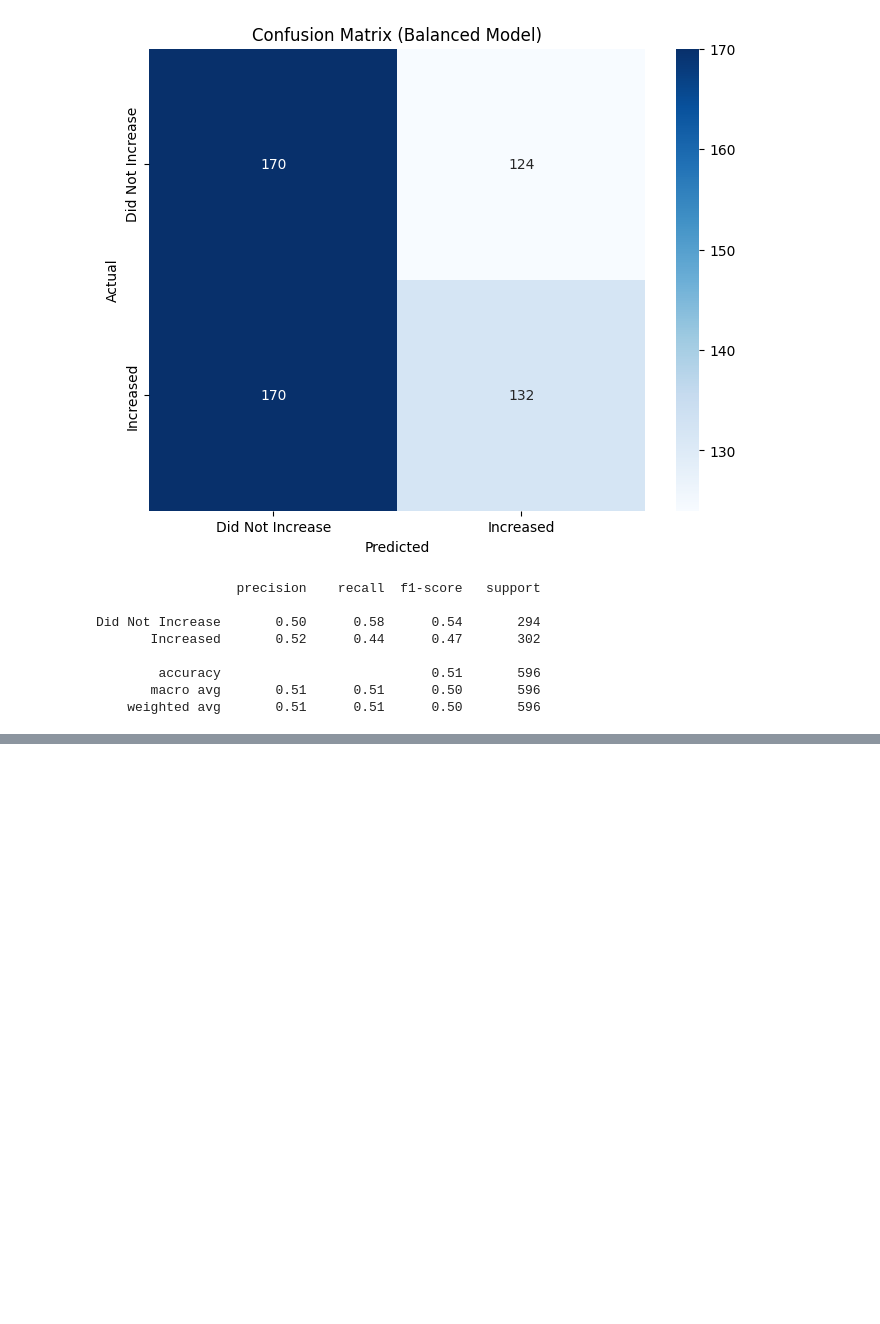
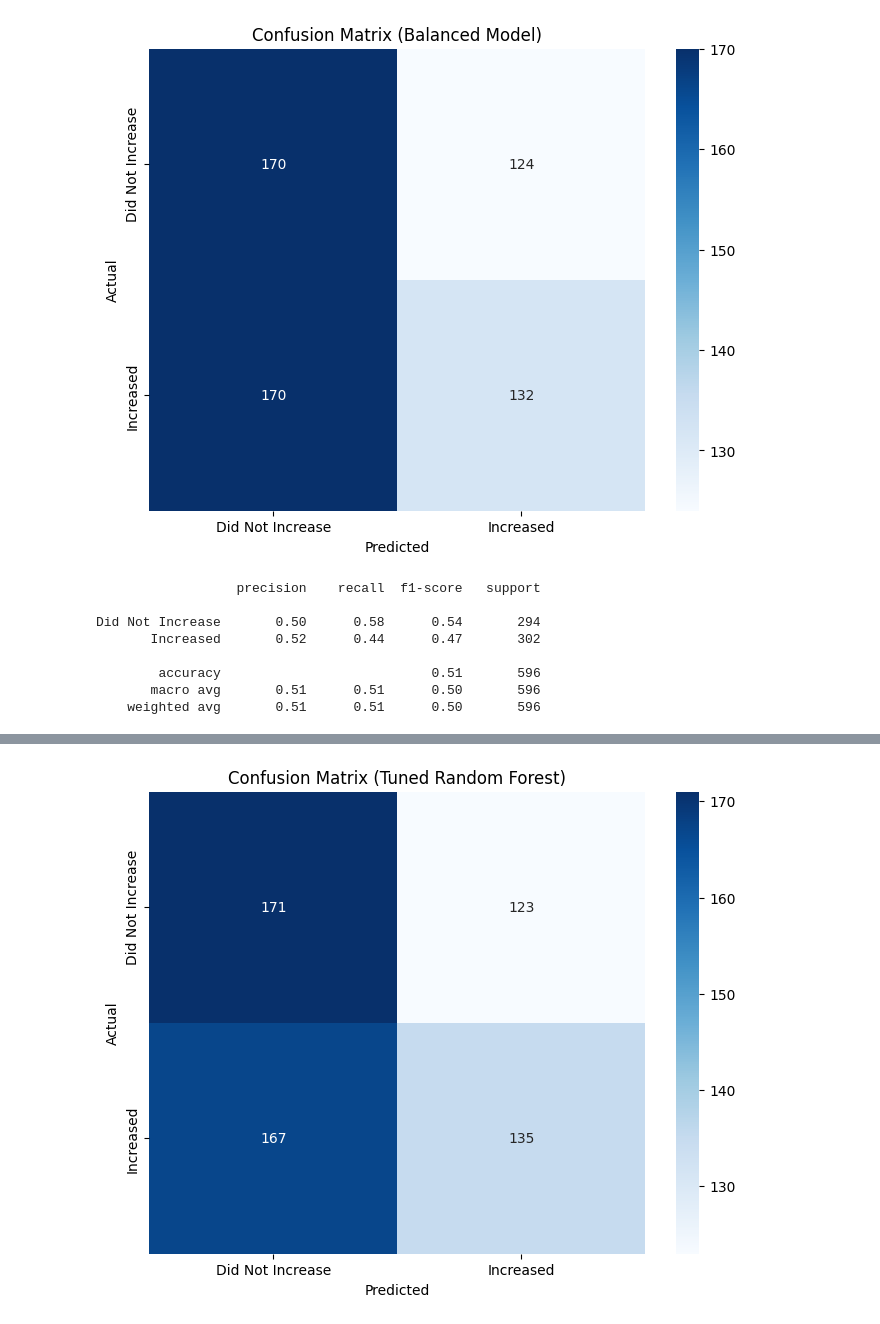
Before and after one commit to JaniduR1/Crypto-Trend-Analysis, a Jupyter notebook: cryptoEDA.ipynb, the cells around one changed output, grey strips where cells are left out. Cells and saved outputs as stored; diff of their text form; code cells hidden in the pictures; blank space fills up the shorter version.

```diff
--- a/cryptoEDA.ipynb
+++ b/cryptoEDA.ipynb
@@ -334,0 +398,20 @@ Did Not Increase       0.50      0.58      0.54       294
+# %%
+from sklearn.ensemble import RandomForestClassifier
+from sklearn.metrics import classification_report, accuracy_score
+
+rf_tuned_model = RandomForestClassifier(
+    n_estimators=300,
+    max_depth=10,
+    min_samples_split=10,
+    min_samples_leaf=4,
+    max_features='sqrt',
+    random_state=69
+) # Create a Random Forest model with tuned hyperparameters
+
+rf_tuned_model.fit(x_train_balanced, y_train_balanced) # Train the model on the balanced training data
+
+y_pred_rf_tuned = rf_tuned_model.predict(x_test) # Make predictions on the test set
+
+print("Tuned Random Forest Accuracy:", accuracy_score(y_test, y_pred_rf_tuned))
+print("\n Tuned Random Forest Classification Report:\n")
+print(classification_report(y_test, y_pred_rf_tuned, target_names=['Did Not Increase', 'Increased']))
@@ -334,0 +431,18 @@ Did Not Increase       0.50      0.58      0.54       294
+# %%
+from sklearn.metrics import confusion_matrix
+import seaborn as sns
+import matplotlib.pyplot as plt
+
+cm_rf_tuned = confusion_matrix(y_test, y_pred_rf_tuned)
+
+plt.figure(figsize=(8, 6))
+sns.heatmap(cm_rf_tuned, annot=True, fmt='d', cmap='Blues',
+            xticklabels=['Did Not Increase', 'Increased'],
+            yticklabels=['Did Not Increase', 'Increased'])
+plt.xlabel('Predicted')
+plt.ylabel('Actual')
+plt.title('Confusion Matrix (Tuned Random Forest)')
+plt.savefig('images/confusion_matrix_rf_tuned.png')
+plt.show()
+# %% [output]
+[figure, added]
```
Also changed, not shown: parts of 11 cells of this notebook, 7 other files.
